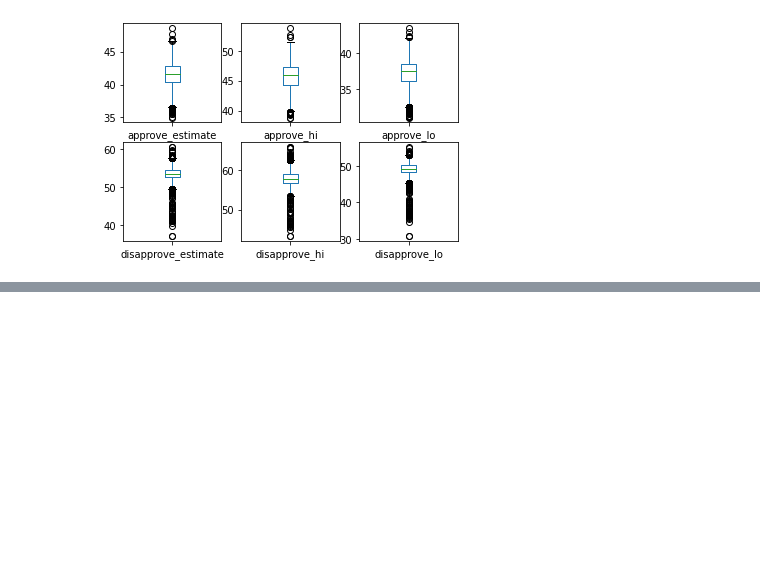
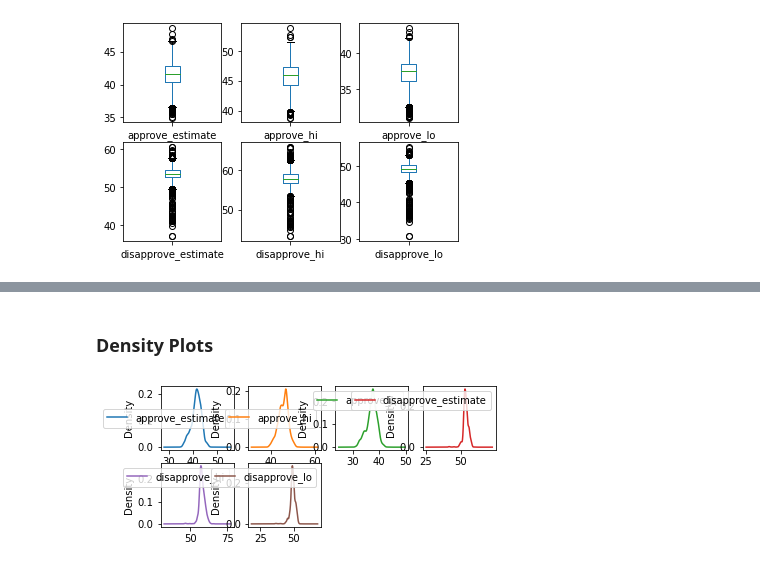
Before and after one commit to sujilkumarkm/machine_learning_ca3_solo_project_dkit_2022, a Jupyter notebook: machine_learning_ca3_2022.ipynb, the cells around one changed output, grey strips where cells are left out. Cells and saved outputs as stored; diff of their text form; code cells hidden in the pictures; blank space fills up the shorter version.

```diff
--- a/machine_learning_ca3_2022.ipynb
+++ b/machine_learning_ca3_2022.ipynb
@@ -259,0 +270,7 @@ layout = 5,5
+# %% [markdown]
+### Density Plots
+# %%
+K=df.plot(kind='density',subplots=True,layout=(3,4),sharex=False,sharey=False)
+layout = 5,8
+# %% [output]
+[figure, added]
```
Also changed, not shown: parts of 6 cells of this notebook.
